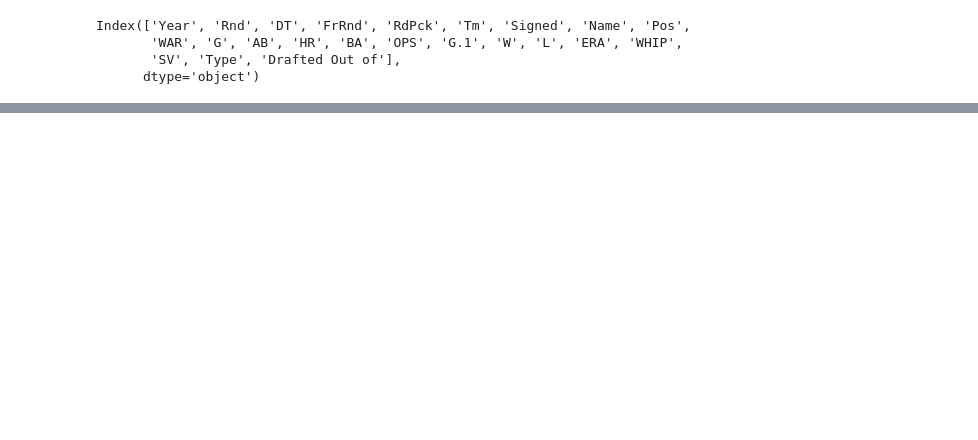
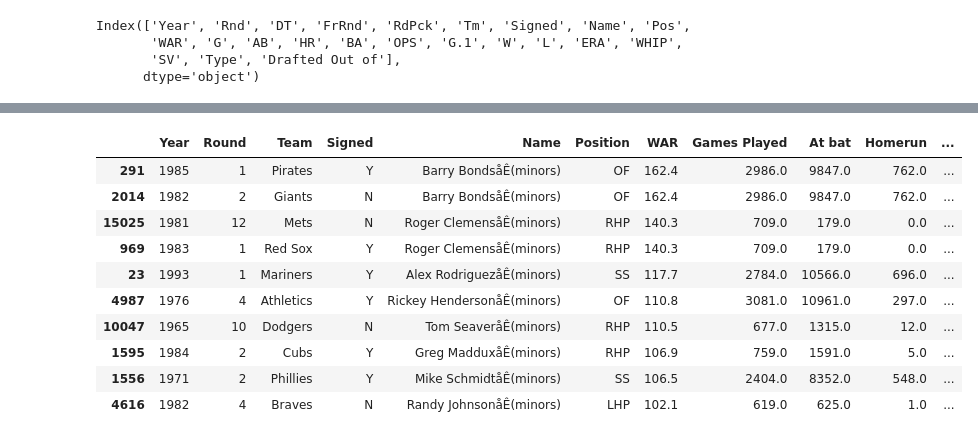
Before and after one commit to hsujohnathan/MLB_Draft, a Jupyter notebook: MLB_Draft.ipynb, the cells around one changed output, grey strips where cells are left out. Saved outputs shown, nothing was run; the diff lists cells and outputs as text; code cells hidden in the pictures; blank space fills up the shorter version.

```diff
--- a/MLB_Draft.ipynb
+++ b/MLB_Draft.ipynb
@@ -300,3 +309,17 @@ draft_df_clean
+# %%
+draft_df_clean.head(10)
+# %% [output]
+|  | Year | Round | Team | Signed | Name | Position | WAR | Games Played | At bat | Homerun | ... |
+| 291 | 1985 | 1 | Pirates | Y | Barry BondsåÊ(minors) | OF | 162.4 | 2986.0 | 9847.0 | 762.0 | ... |
+| 2014 | 1982 | 2 | Giants | N | Barry BondsåÊ(minors) | OF | 162.4 | 2986.0 | 9847.0 | 762.0 | ... |
+| 15025 | 1981 | 12 | Mets | N | Roger ClemensåÊ(minors) | RHP | 140.3 | 709.0 | 179.0 | 0.0 | ... |
+| 969 | 1983 | 1 | Red Sox | Y | Roger ClemensåÊ(minors) | RHP | 140.3 | 709.0 | 179.0 | 0.0 | ... |
+| 23 | 1993 | 1 | Mariners | Y | Alex RodriguezåÊ(minors) | SS | 117.7 | 2784.0 | 10566.0 | 696.0 | ... |
+| 4987 | 1976 | 4 | Athletics | Y | Rickey HendersonåÊ(minors) | OF | 110.8 | 3081.0 | 10961.0 | 297.0 | ... |
+| 10047 | 1965 | 10 | Dodgers | N | Tom SeaveråÊ(minors) | RHP | 110.5 | 677.0 | 1315.0 | 12.0 | ... |
+| 1595 | 1984 | 2 | Cubs | Y | Greg MadduxåÊ(minors) | RHP | 106.9 | 759.0 | 1591.0 | 5.0 | ... |
+| 1556 | 1971 | 2 | Phillies | Y | Mike SchmidtåÊ(minors) | SS | 106.5 | 2404.0 | 8352.0 | 548.0 | ... |
+| 4616 | 1982 | 4 | Braves | N | Randy JohnsonåÊ(minors) | LHP | 102.1 | 619.0 | 625.0 | 1.0 | ... |
 # %%
 draft_df_clean = pd.DataFrame(data = draft_df_clean, columns = ordered_columns)
 draft_df_clean = draft_df_clean.apply(pd.to_numeric, errors="ignore")
```
Also changed, not shown: parts of 9 cells of this notebook.
